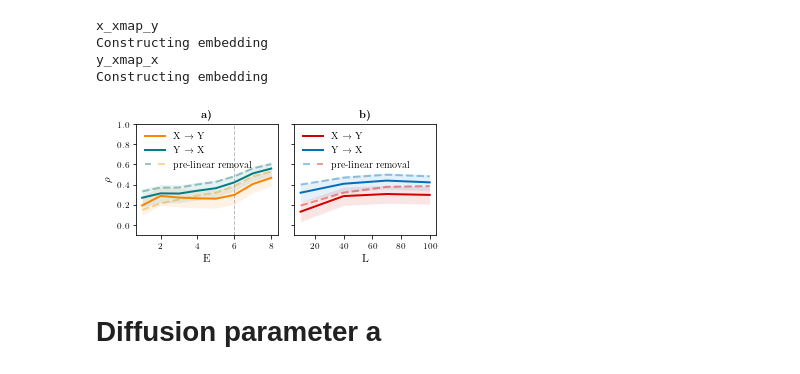
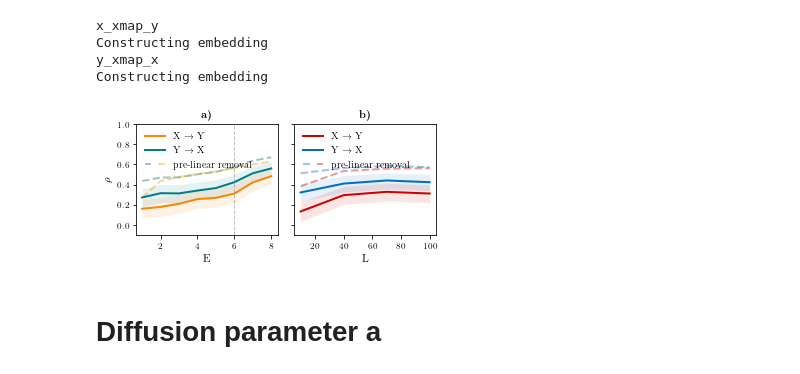
Before and after one commit to KatharinaBracher/GCCM, a Jupyter notebook: code/DiffusionShort.ipynb, the cells around one changed output. Cells and saved outputs as stored; diff of their text form; code cells hidden in the pictures.

```diff
--- a/code/DiffusionShort.ipynb
+++ b/code/DiffusionShort.ipynb
@@ -145,3 +222,3 @@ Constructing embedding
 # %%
-X, Y = run_sim(X_rand, Y_rand, T=30, c=0.1, a1=a1, a2=a2, saveas='plots/diffusion_short/v1_c01_sim30.pdf')
+X, Y = run_sim(X_rand, Y_rand, T=30, c=0.5, a1=a1, a2=a2)
 # %% [output]
@@ -387,3 +537,31 @@ correlation_coefficient, p_value = pearsonr(X.flatten(), Y.flatten())
 correlation_coefficient, p_value
 # %% [output]
 (0.2434677884735192, 7.099057918816838e-135)
+# %%
+E=3
+xEmbedings = get_embedding(X, E)
+yEmbedings = get_embedding(Y, E)
+
+fig, ax = plt.subplots(1,2, figsize=(4, 4), subplot_kw=dict(projection='3d'))
+p0 = ax[0].plot(xEmbedings[0].flatten(),np.mean(xEmbedings[1], axis=1),np.mean(xEmbedings[2], axis=1),
+                '.', ms=3, c='#08519c', alpha=0.5)
+pad = -10
+ax[0].set_xlabel(r"$\mathrm{X(s)}$", labelpad=pad)
+ax[0].set_ylabel(r"$\overline{ \mathrm{X(s+1)}}$", labelpad=pad)
+ax[0].set_zlabel(r"$\overline{ \mathrm{X(s+2)}}$", labelpad=-12)
+ax[0].set_title(r"$\textbf a)$")
+
+p1 = ax[1].plot(yEmbedings[0].flatten(),np.mean(yEmbedings[1], axis=1),np.mean(yEmbedings[2], axis=1),
+                '.', ms=3, c='royalblue', alpha=0.5)
+ax[1].set_xlabel(r"$\mathrm{Y(s)}$", labelpad=pad)
+ax[1].set_ylabel(r"$\overline{ \mathrm{Y(s+1)}}$", labelpad=pad)
+ax[1].set_zlabel(r"$\overline{ \mathrm{Y(s+2)}}$", labelpad=-12)
+ax[1].set_title(r"$\textbf b)$")
+
+for a in ax:
+    a.set_xticks([])
+    a.set_yticks([])
+    a.set_zticks([])
+
+plt.tight_layout()
+plt.savefig('plots/diffusion_short/v2_c005_emb.png', bbox_inches='tight', dpi=500)
@@ -456,7 +636,7 @@ plt.savefig('plots/diffusion_short/v2_crange_short.pdf', bbox_inches='tight')
 # %% [markdown]
 ### linear removal
 # %%
-X, Y = run_sim(X_rand, Y_rand, T=30, c=0.05, a1=a1, a2=a2)
+X, Y = run_sim(X_rand, Y_rand, T=30, c=0.1, a1=a1, a2=a2)
 # %% [output]
 [figure]
 # %%
@@ -483,7 +663,7 @@ Constructing embedding
 # %%
 fig, ax = plt.subplots(1,2, figsize=(5,2.5), sharey=True)
 
-x_xmap_y, y_xmap_x = get_mean(r2esults_005, dims)
+x_xmap_y, y_xmap_x = get_mean(r2esults_01, dims)
 p1,= ax[0].plot(dims, x_xmap_y, '--', c='#136F63', alpha=0.4, lw=2)
 p2,= ax[0].plot(dims, y_xmap_x, '--', c='#EE9B00', alpha=0.4, lw=2)
 
@@ -500,36 +680,36 @@ ax[0].set_ylim(-0.1,1)
 ax[0].set_title(r'$\textbf{a)}$')
 ax[0].set_xlabel('E')
 #ax[0].xaxis.set_major_locator(MaxNLocator(integer=True, nbins=4))
 ax[0].set_ylabel(r'$\rho$')
 legend = ax[0].legend([p3, p4, (p1, p2)], [r'X $\rightarrow$ Y', r'Y $\rightarrow$ X', r'pre-linear removal'], scatterpoints=1,
                numpoints=1, markerscale=1., handler_map={tuple: HandlerTuple(ndivide=None, pad=0.7)},frameon=False)
 for legobj in legend.legendHandles:
     legobj.set_linewidth(2)
 
-x_xmap_y, y_xmap_x = get_mean(r2esults_005_L, lib_sizes)
+x_xmap_y, y_xmap_x = get_mean(r2esults_01_L, lib_sizes)
 p1,= ax[1].plot(lib_sizes, x_xmap_y, '--', c='#006EBC', alpha=0.4, lw=2)
 p2,= ax[1].plot(lib_sizes, y_xmap_x, '--', c='#D00000', alpha=0.4, lw=2)
 
 x_xmap_y, y_xmap_x = get_mean(r2esults_005_L_r, lib_sizes)
 xy_u, xy_l, yx_u, yx_l = get_interval(r2esults_005_L_r, lib_sizes)
 p3, = ax[1].plot(lib_sizes, y_xmap_x,  c='#D00000', lw=2, label = r'X $\rightarrow$ Y')
 ax[1].fill_between(lib_sizes, yx_l, yx_u, color='#D00000', alpha=0.1, lw=0)
 p4,=ax[1].plot(lib_sizes, x_xmap_y,  c='#006EBC', lw=2, label = r'Y $\rightarrow$ X' )
 ax[1].fill_between(lib_sizes, xy_l, xy_u, color='#006EBC', alpha=0.1, lw=0)
 
 ax[1].set_title(r'$\textbf{b)}$')
 ax[1].set_xlabel('L')
 #ax.xaxis.set_major_locator(MaxNLocator(integer=True, nbins=4))
 legend = ax[1].legend([p3, p4, (p1, p2)], [r'X $\rightarrow$ Y', r'Y $\rightarrow$ X', r'pre-linear removal'], scatterpoints=1,
                numpoints=1, markerscale=1., handler_map={tuple: HandlerTuple(ndivide=None, pad=0.7)}, frameon=False,
                      loc='upper left')
 for legobj in legend.legendHandles:
     legobj.set_linewidth(2)
 
 plt.tight_layout()
-plt.savefig('plots/diffusion_short/v2_c005_linremove.pdf', bbox_inches='tight')
+plt.savefig('plots/diffusion_short/v2_c01_linremove.pdf', bbox_inches='tight')
 # %% [output]
-[figure, old version]
+[figure, new version]
 # %% [markdown]
 # Diffusion parameter a
 # %% [markdown]
```
Also changed, not shown: parts of 18 cells of this notebook, 38 other files.
